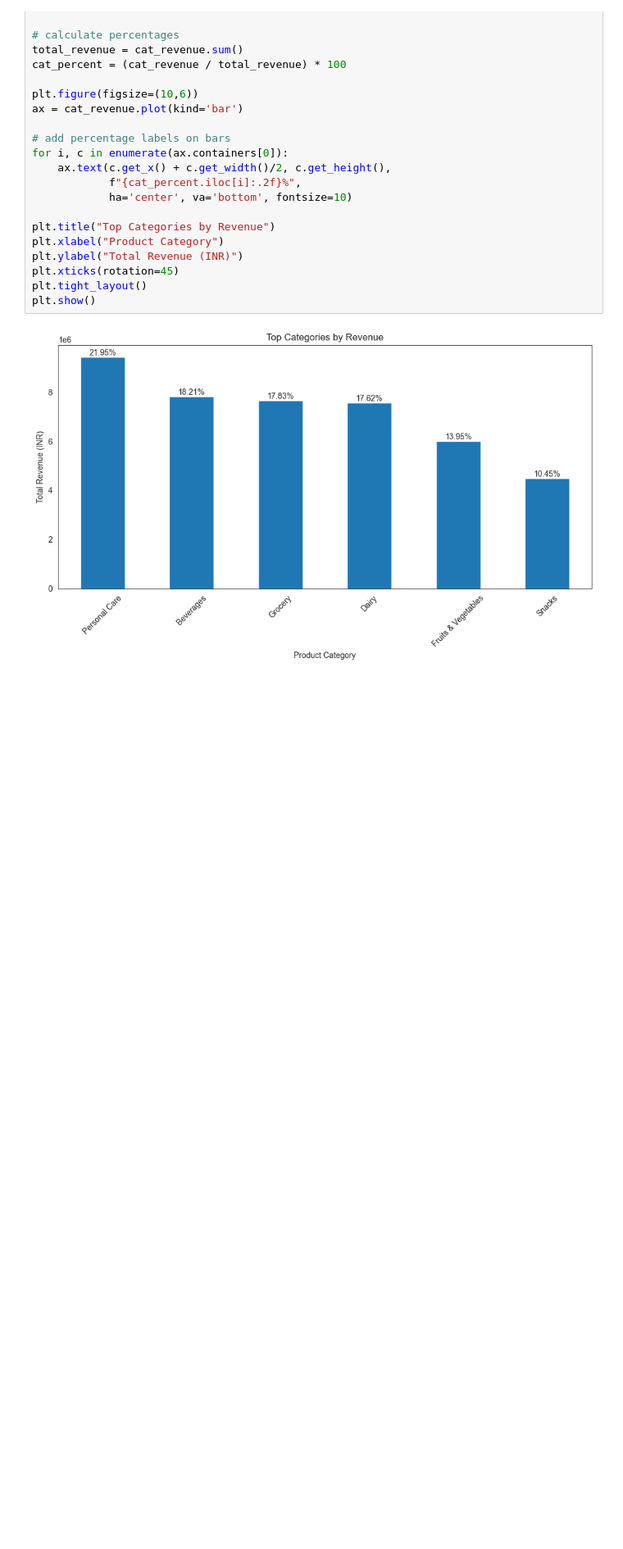
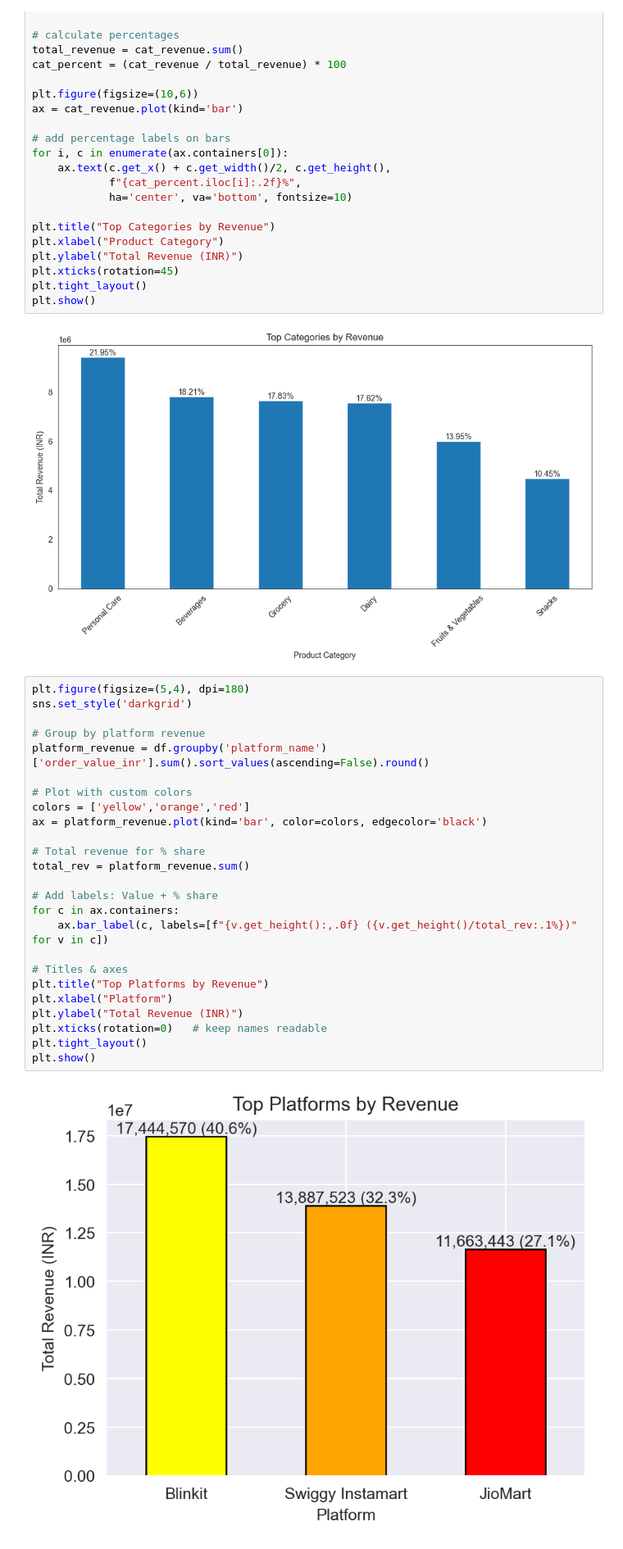
Before and after one commit to DanishShaikh18/Ecommerce-Delivery-Performance-Analysis, a Jupyter notebook: notebooks/Analysis.ipynb, the cells around one changed output. Shown at 82% size. Saved outputs shown, nothing was run; the diff lists cells and outputs as text; blank space fills up the shorter version.

```diff
--- a/notebooks/Analysis.ipynb
+++ b/notebooks/Analysis.ipynb
@@ -726,3 +749,30 @@ plt.tight_layout()
 plt.show()
 # %% [output]
 [figure]
+# %%
+plt.figure(figsize=(5,4), dpi=180)
+sns.set_style('darkgrid')
+
+# Group by platform revenue
+platform_revenue = df.groupby('platform_name')['order_value_inr'].sum().sort_values(ascending=False).round()
+
+# Plot with custom colors
+colors = ['yellow','orange','red']
+ax = platform_revenue.plot(kind='bar', color=colors, edgecolor='black')
+
+# Total revenue for % share
+total_rev = platform_revenue.sum()
+
+# Add labels: Value + % share
+for c in ax.containers:
+    ax.bar_label(c, labels=[f"{v.get_height():,.0f} ({v.get_height()/total_rev:.1%})" for v in c])
+
+# Titles & axes
+plt.title("Top Platforms by Revenue")
+plt.xlabel("Platform")
+plt.ylabel("Total Revenue (INR)")
+plt.xticks(rotation=0)   # keep names readable
+plt.tight_layout()
+plt.show()
+# %% [output]
+[figure, added]
```
Also changed, not shown: parts of 20 cells of this notebook, 1 other file.
